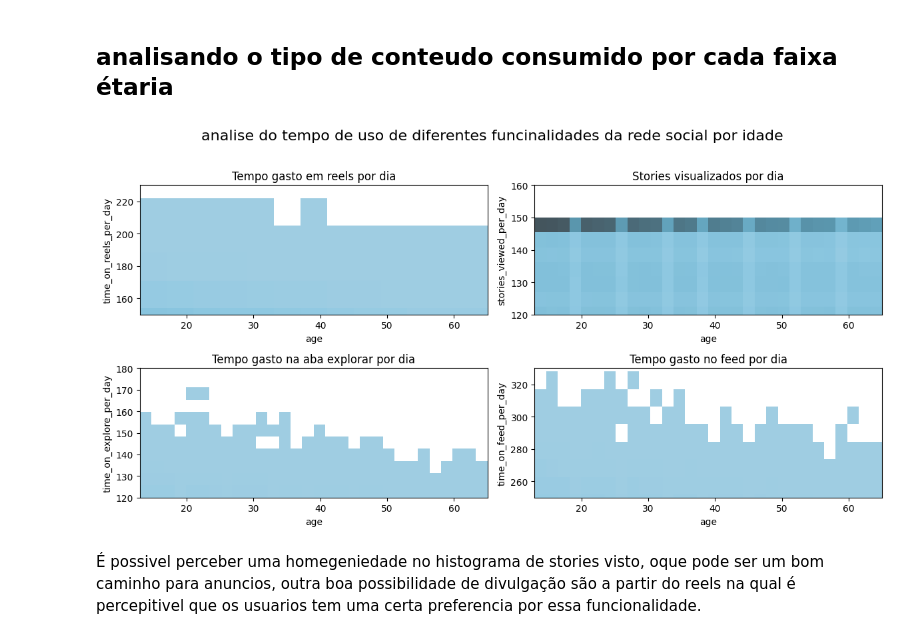
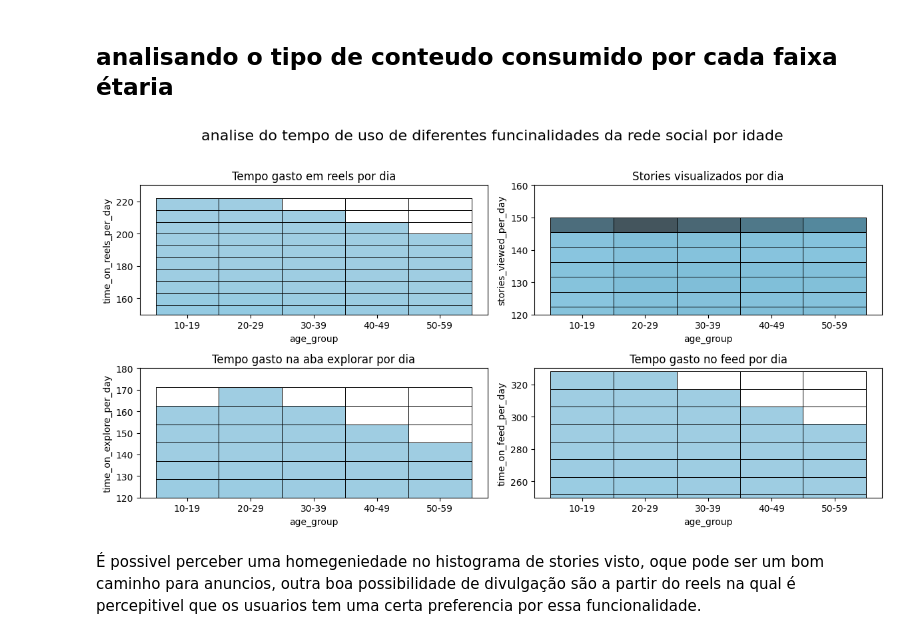
Before and after one commit to H3ytt0r62/SBD2-Social_Media_User_Analysis, a Jupyter notebook: Data layer/Raw/analytcs.ipynb, the cells around one changed output. Drawn from its saved outputs; the diff is of its cells as text; code cells hidden in the pictures.

```diff
--- a/Data layer/Raw/analytcs.ipynb
+++ b/Data layer/Raw/analytcs.ipynb
@@ -171,0 +160,19 @@ plt.show()
+# %%
+df_raw['faixa_idade'] = pd.cut(
+    df_raw['age'],
+    bins=[18, 30, 40, 50, 60, 70, 100]
+)
+
+media = df_raw.groupby(
+    'faixa_idade',
+    observed=True
+)['exercise_hours_per_week'].mean()
+
+plt.figure(figsize=(9,6))
+plt.plot(media.index.astype(str), media.values, marker='o')
+
+plt.xlabel('Faixa etária')
+plt.ylabel('Média de horas de exercício por semana')
+plt.title('Média de atividade física por faixa etária')
+
+plt.show()
@@ -175,6 +184,11 @@ np.int64(65)
 # %% [markdown]
 ## Gráfico de sedentarismo em comparação ao total de usuários por faixa etária
 # %%
+binsv= [10,20,30,40,50,60,]
+labels = ['10-19','20-29','30-39','40-49','50-59']
+
+df_raw['age_group'] = pd.cut(df_raw['age'], bins=binsv, labels=labels, right=False)
+
 plt.figure(figsize=(12,6))
 df_raw['seden'] = df_raw['exercise_hours_per_week'] <= 2
 df_raw['seden_total'] = df_raw[df_raw['seden'] == True]['exercise_hours_per_week']
@@ -515,37 +529,40 @@ Text(33.51562500000001, 0.5, 'Horas de exercício por semana')
 # %%
 fig = plt.figure(figsize=(12,6))
 grid = fig.add_gridspec(2,2)
+
+binsv= [10,20,30,40,50,60,]
+labels = ['10-19','20-29','30-39','40-49','50-59']
+
+df_raw['age_group'] = pd.cut(df_raw['age'], bins=binsv, labels=labels, right=False)
 
 ax1 = fig.add_subplot(grid[0,0])
 ax2 = fig.add_subplot(grid[0,1])
 ax3 = fig.add_subplot(grid[1,0])
 ax4 = fig.add_subplot(grid[1,1])
 
-graf1 = sns.histplot(x='age', y='time_on_reels_per_day', data=df_raw, kde=True, bins=13, color='skyblue',ax = ax1)
-graf2 = sns.histplot(x='age', y='stories_viewed_per_day', data=df_raw, kde=True, bins=30, color='skyblue',ax = ax2)
-graf3 = sns.histplot(x='age', y='time_on_explore_per_day', data=df_raw, kde=True, bins=30, color='skyblue',ax = ax3)
-graf4 = sns.histplot(x='age', y='time_on_feed_per_day', data=df_raw, kde=True, bins=30, color='skyblue',ax = ax4)
+graf1 = sns.histplot(x='age_group', y='time_on_reels_per_day', data=df_raw, kde=True, color='skyblue',ax = ax1,bins=30,edgecolor= 'black',linewidth=0.5)
+graf2 = sns.histplot(x='age_group', y='stories_viewed_per_day', data=df_raw, kde=True, bins=30, color='skyblue',ax = ax2,edgecolor= 'black',linewidth=0.5)
+graf3 = sns.histplot(x='age_group', y='time_on_explore_per_day', data=df_raw, kde=True, bins=20, color='skyblue',ax = ax3,edgecolor= 'black',linewidth=0.5)
+graf4 = sns.histplot(x='age_group', y='time_on_feed_per_day', data=df_raw, kde=True, bins=30, color='skyblue',ax = ax4,edgecolor= 'black',linewidth=0.5)
 
 graf1.set_ylim(150,230)
 graf2.set_ylim(120,160)
 graf3.set_ylim(120,180)
 graf4.set_ylim(250,330)
 
 
-graf1.set_xlim(13,65)
-graf2.set_xlim(13,65)
-graf3.set_xlim(13,65)
-graf4.set_xlim(13,65)
+
+
 
 graf1.set_title('Tempo gasto em reels por dia')
 graf2.set_title('Stories visualizados por dia')
 graf3.set_title('Tempo gasto na aba explorar por dia')
 graf4.set_title('Tempo gasto no feed por dia')
 
 fig.suptitle('analise do tempo de uso de diferentes funcinalidades da rede social por idade',fontsize=16, y=1.02,x=0.5 )
 
 plt.tight_layout()
 # %% [output]
-[figure, old version]
+[figure, new version]
 # %% [markdown]
 É possivel perceber uma homegeniedade no histograma de stories visto, oque pode ser um bom caminho para anuncios, outra boa possibilidade de divulgação são a partir do reels na qual é percepitivel que os usuarios tem uma certa preferencia por essa funcionalidade.
```
Also changed, not shown: parts of 3 cells of this notebook, 2 other files.
